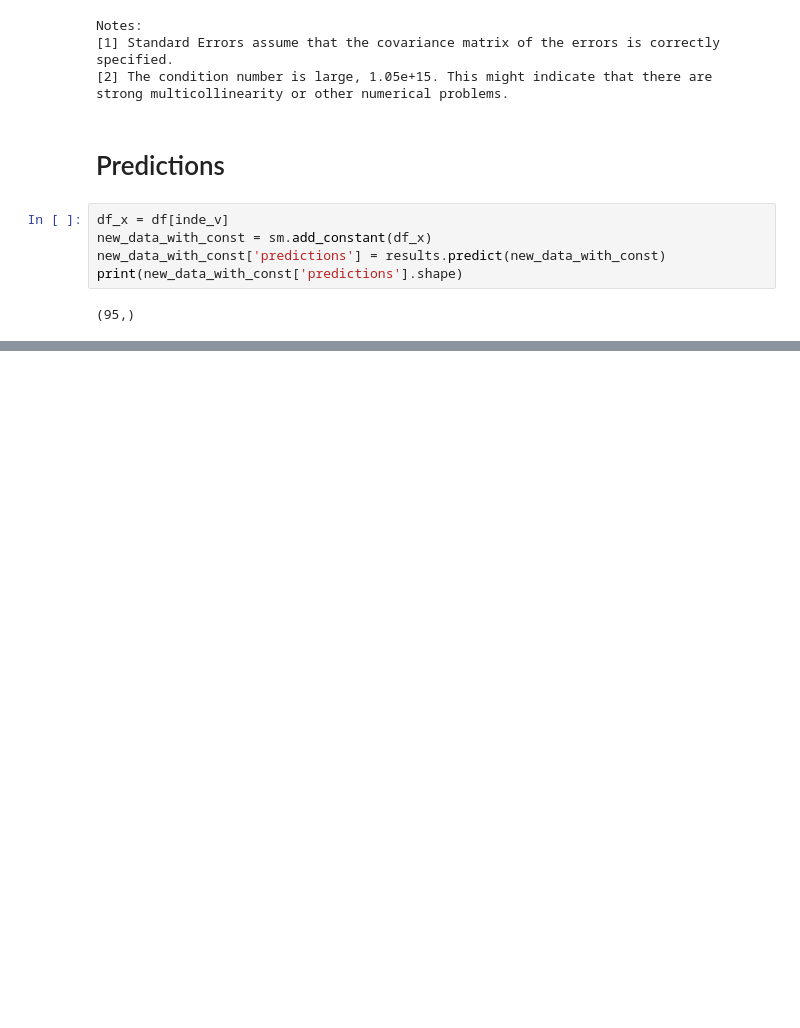
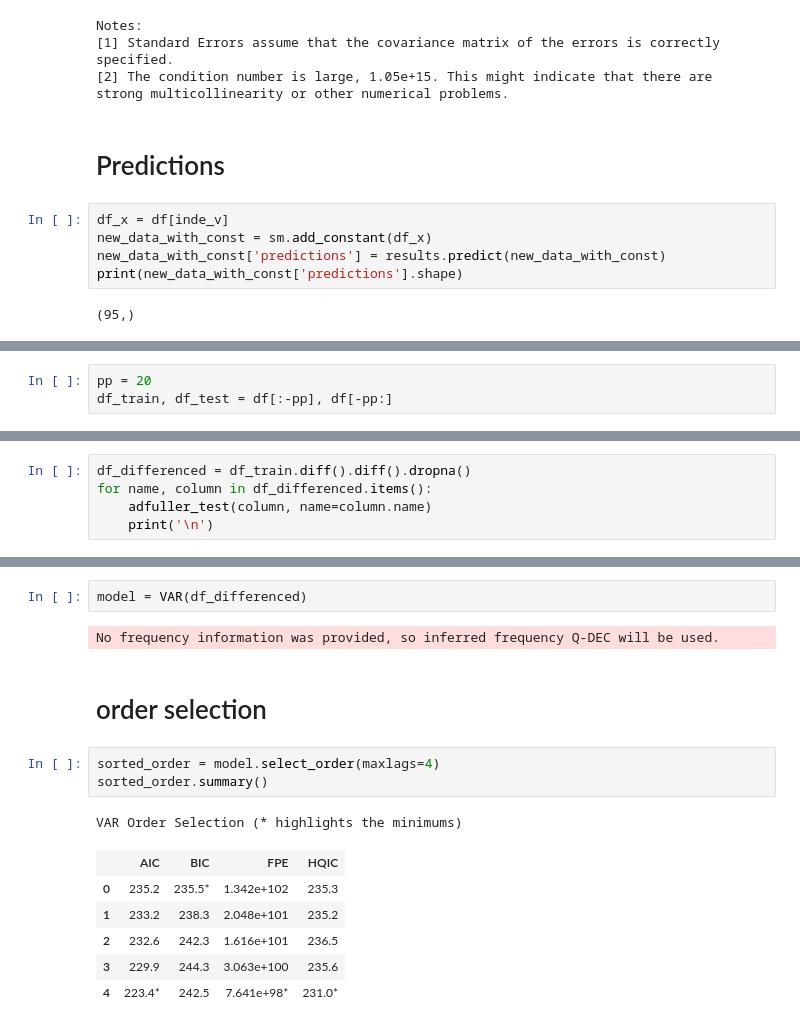
Before and after one commit to Justinlaau/fyp, a Jupyter notebook: code_notes.ipynb, the cells around one changed output, grey strips where cells are left out. Saved outputs shown, nothing was run; the diff lists cells and outputs as text; blank space fills up the shorter version.

```diff
--- a/code_notes.ipynb
+++ b/code_notes.ipynb
@@ -722,0 +673,3 @@ fig.update_layout(
+# %%
+pp = 20
+df_train, df_test = df[:-pp], df[-pp:]
@@ -722,0 +703,5 @@ fig.update_layout(
+# %%
+df_differenced = df_train.diff().diff().dropna()
+for name, column in df_differenced.items():
+    adfuller_test(column, name=column.name)
+    print('\n')
@@ -722,0 +726,17 @@ fig.update_layout(
+# %%
+model = VAR(df_differenced)
+# %% [output]
+No frequency information was provided, so inferred frequency Q-DEC will be used.
+# %% [markdown]
+# order selection
+# %%
+sorted_order = model.select_order(maxlags=4)
+sorted_order.summary()
+# %% [output]
+VAR Order Selection (* highlights the minimums)
+|  | AIC | BIC | FPE | HQIC |
+| 0 | 235.2 | 235.5* | 1.342e+102 | 235.3 |
+| 1 | 233.2 | 238.3 | 2.048e+101 | 235.2 |
+| 2 | 232.6 | 242.3 | 1.616e+101 | 236.5 |
+| 3 | 229.9 | 244.3 | 3.063e+100 | 235.6 |
+| 4 | 223.4* | 242.5 | 7.641e+98* | 231.0* |
```
Also changed, not shown: parts of 24 cells of this notebook.
